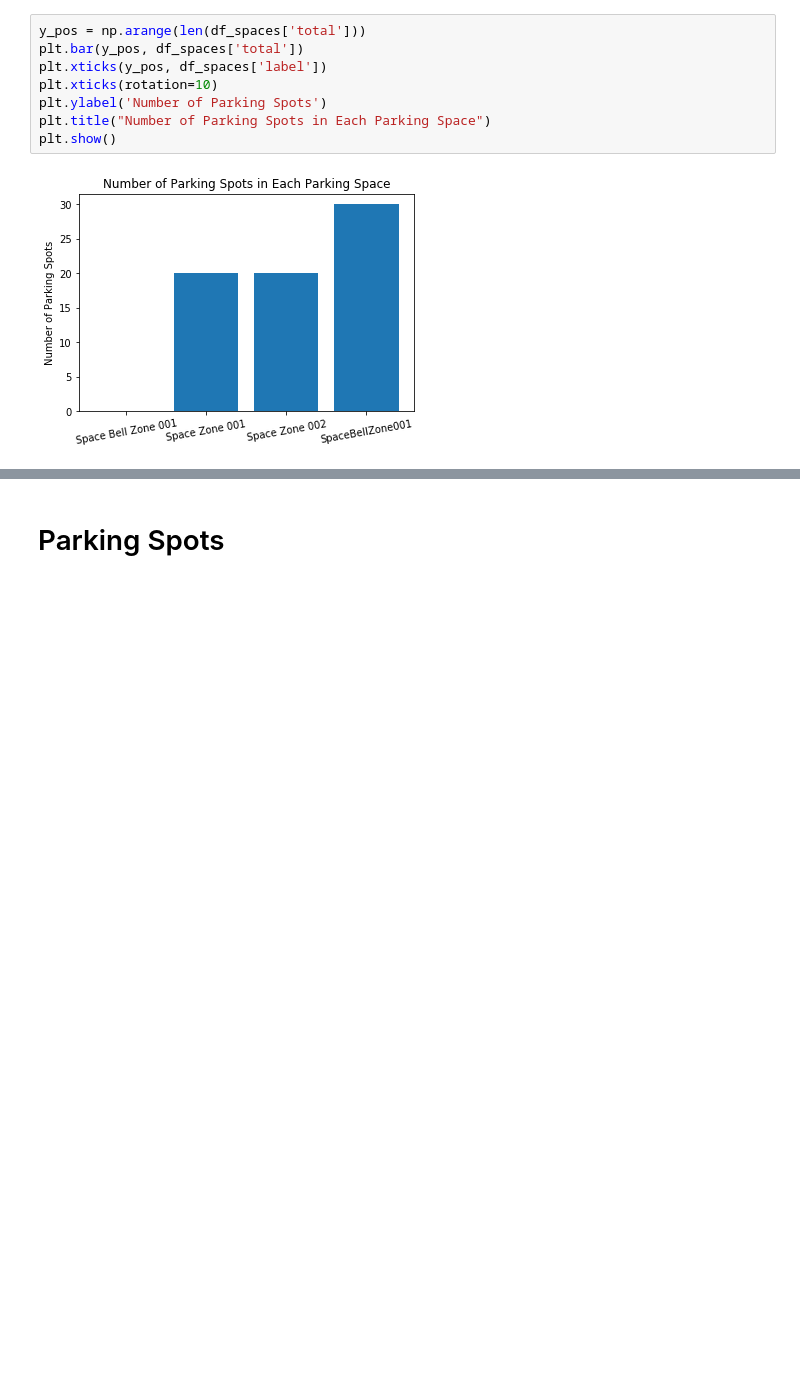
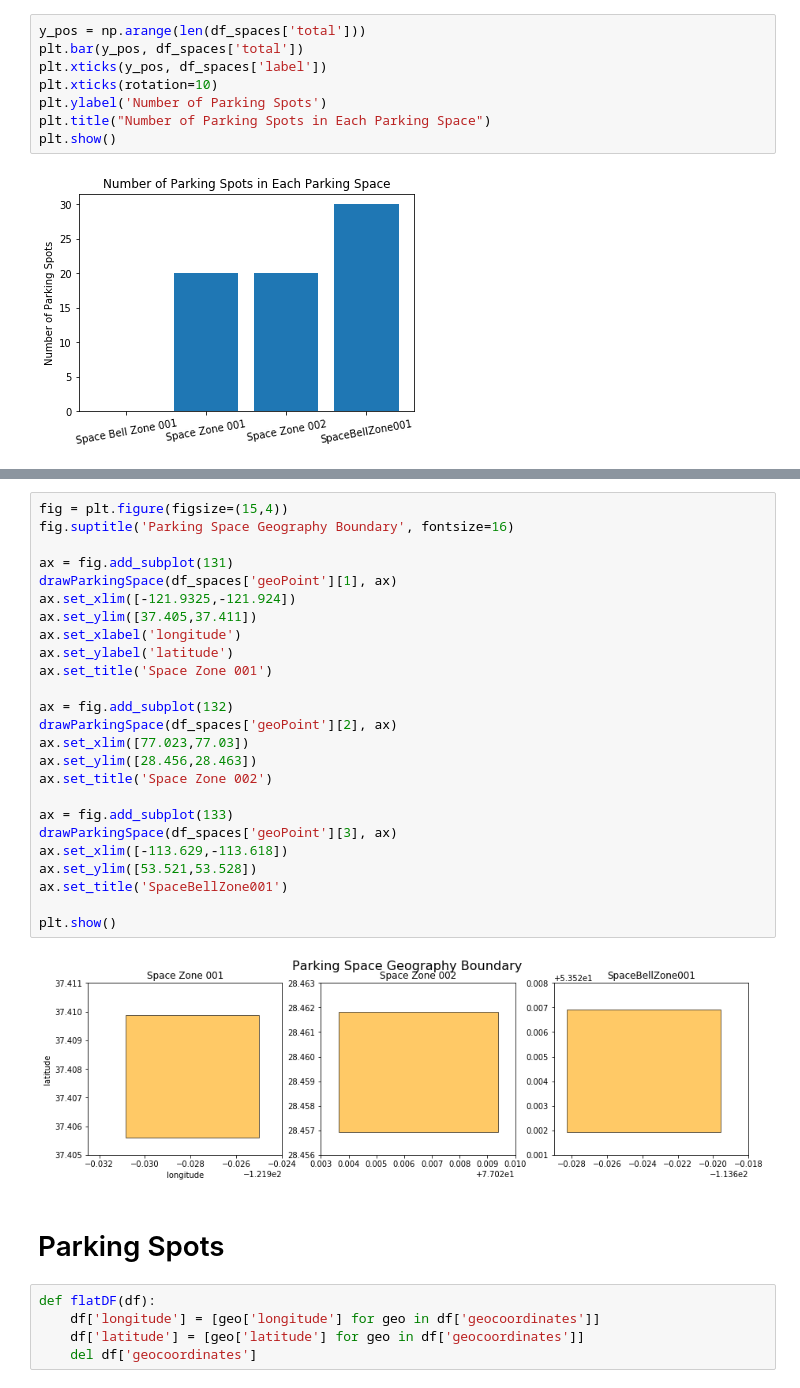
Before and after one commit to jiankuang/CiscoCDP, a Jupyter notebook: exercise/cdp-plots.ipynb, the cells around one changed output, grey strips where cells are left out. Drawn from its saved outputs; the diff is of its cells as text; blank space fills up the shorter version.

```diff
--- a/exercise/cdp-plots.ipynb
+++ b/exercise/cdp-plots.ipynb
@@ -40,2 +79,34 @@ plt.show()
+# %%
+fig = plt.figure(figsize=(15,4))
+fig.suptitle('Parking Space Geography Boundary', fontsize=16)
+
+ax = fig.add_subplot(131)
+drawParkingSpace(df_spaces['geoPoint'][1], ax)
+ax.set_xlim([-121.9325,-121.924])
+ax.set_ylim([37.405,37.411])
+ax.set_xlabel('longitude')
+ax.set_ylabel('latitude')
+ax.set_title('Space Zone 001')
+
+ax = fig.add_subplot(132)
+drawParkingSpace(df_spaces['geoPoint'][2], ax)
+ax.set_xlim([77.023,77.03])
+ax.set_ylim([28.456,28.463])
+ax.set_title('Space Zone 002')
+
+ax = fig.add_subplot(133)
+drawParkingSpace(df_spaces['geoPoint'][3], ax)
+ax.set_xlim([-113.629,-113.618])
+ax.set_ylim([53.521,53.528])
+ax.set_title('SpaceBellZone001')
+
+plt.show()
+# %% [output]
+[figure, added]
 # %% [markdown]
 # Parking Spots
+# %%
+def flatDF(df):
+    df['longitude'] = [geo['longitude'] for geo in df['geocoordinates']]
+    df['latitude'] = [geo['latitude'] for geo in df['geocoordinates']]
+    del df['geocoordinates']
```
Also changed, not shown: parts of 27 cells of this notebook, 10 other files.
